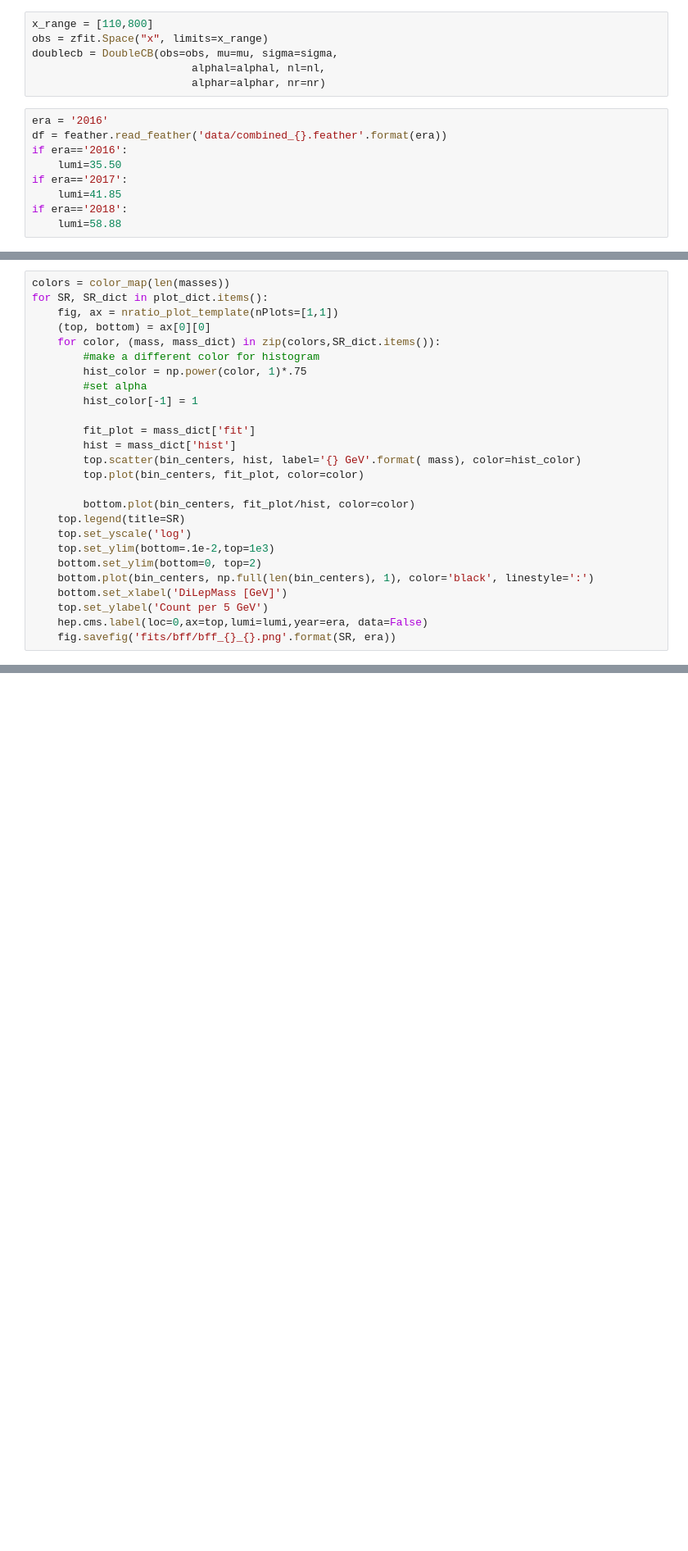
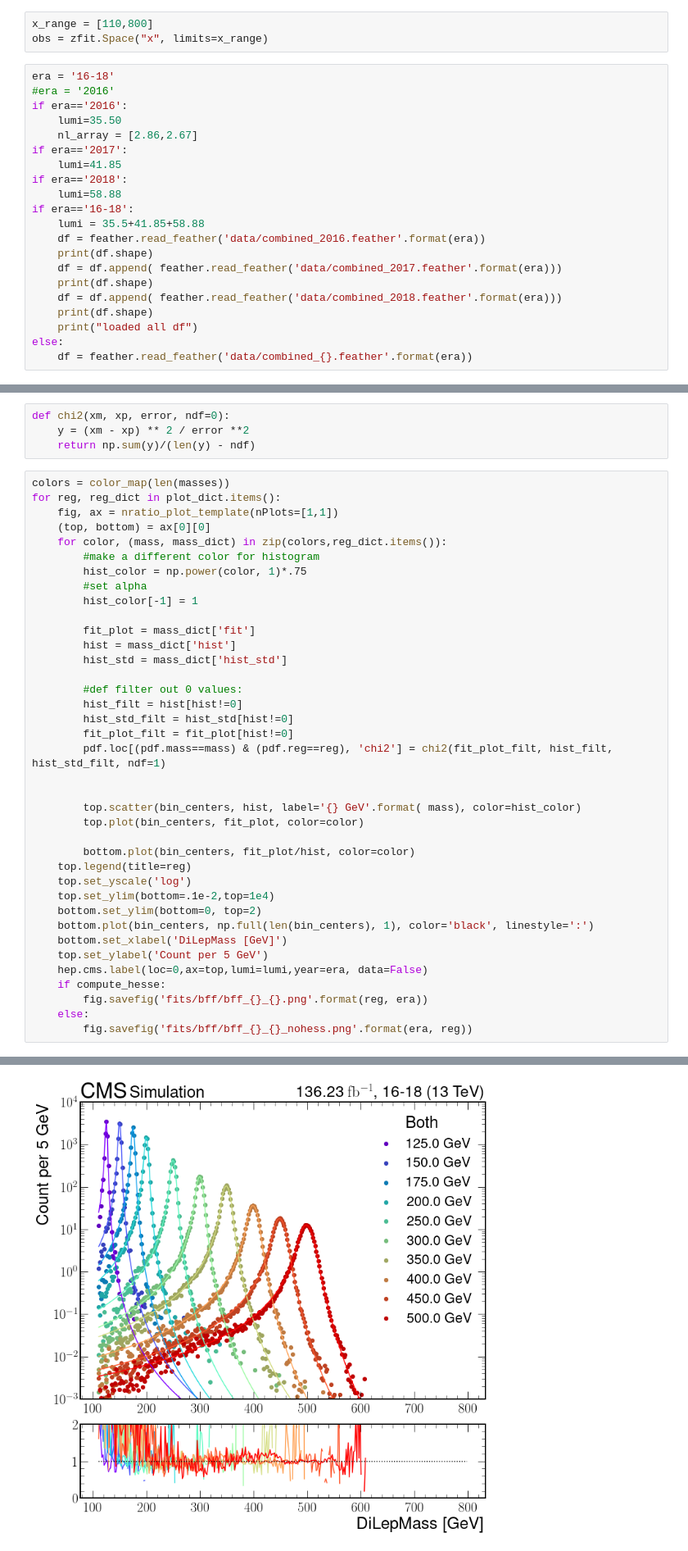
Before and after one commit to rymuelle/bff_plotting_code_v3, a Jupyter notebook: fitting-signal.ipynb, the cells around one changed output, grey strips where cells are left out. Shown at 82% size. Drawn from its saved outputs; the diff is of its cells as text; blank space fills up the shorter version.

```diff
--- a/fitting-signal.ipynb
+++ b/fitting-signal.ipynb
@@ -37,15 +37,24 @@ except:
 # %%
 x_range = [110,800]
 obs = zfit.Space("x", limits=x_range)
-doublecb = DoubleCB(obs=obs, mu=mu, sigma=sigma,
-                         alphal=alphal, nl=nl,
-                         alphar=alphar, nr=nr)
 # %%
-era = '2016'
-df = feather.read_feather('data/combined_{}.feather'.format(era))
+era = '16-18'
+#era = '2016'
 if era=='2016':
     lumi=35.50
+    nl_array = [2.86,2.67]
 if era=='2017':
     lumi=41.85
 if era=='2018':
     lumi=58.88
+if era=='16-18':
+    lumi = 35.5+41.85+58.88
+    df = feather.read_feather('data/combined_2016.feather'.format(era))
+    print(df.shape)
+    df = df.append( feather.read_feather('data/combined_2017.feather'.format(era)))
+    print(df.shape)
+    df = df.append( feather.read_feather('data/combined_2018.feather'.format(era)))
+    print(df.shape)
+    print("loaded all df")
+else:
+    df = feather.read_feather('data/combined_{}.feather'.format(era))
@@ -114,9 +160,13 @@ pdf.to_csv('fits/bff/bff_{}.csv'.format(era))
+# %%
+def chi2(xm, xp, error, ndf=0):
+    y = (xm - xp) ** 2 / error **2
+    return np.sum(y)/(len(y) - ndf)
 # %%
 colors = color_map(len(masses))
-for SR, SR_dict in plot_dict.items():
+for reg, reg_dict in plot_dict.items():
     fig, ax = nratio_plot_template(nPlots=[1,1])
     (top, bottom) = ax[0][0]
-    for color, (mass, mass_dict) in zip(colors,SR_dict.items()):
+    for color, (mass, mass_dict) in zip(colors,reg_dict.items()):
         #make a different color for histogram
         hist_color = np.power(color, 1)*.75
         #set alpha
@@ -124,16 +174,29 @@ for SR, SR_dict in plot_dict.items():
 
         fit_plot = mass_dict['fit']
         hist = mass_dict['hist']
+        hist_std = mass_dict['hist_std']
+
+        #def filter out 0 values:
+        hist_filt = hist[hist!=0]
+        hist_std_filt = hist_std[hist!=0]
+        fit_plot_filt = fit_plot[hist!=0]
+        pdf.loc[(pdf.mass==mass) & (pdf.reg==reg), 'chi2'] = chi2(fit_plot_filt, hist_filt, hist_std_filt, ndf=1)
+
+
         top.scatter(bin_centers, hist, label='{} GeV'.format( mass), color=hist_color)
         top.plot(bin_centers, fit_plot, color=color)
 
         bottom.plot(bin_centers, fit_plot/hist, color=color)
-    top.legend(title=SR)
+    top.legend(title=reg)
     top.set_yscale('log')
-    top.set_ylim(bottom=.1e-2,top=1e3)
+    top.set_ylim(bottom=.1e-2,top=1e4)
     bottom.set_ylim(bottom=0, top=2)
     bottom.plot(bin_centers, np.full(len(bin_centers), 1), color='black', linestyle=':')
     bottom.set_xlabel('DiLepMass [GeV]')
     top.set_ylabel('Count per 5 GeV')
     hep.cms.label(loc=0,ax=top,lumi=lumi,year=era, data=False)
-    fig.savefig('fits/bff/bff_{}_{}.png'.format(SR, era))
+    if compute_hesse:
+        fig.savefig('fits/bff/bff_{}_{}.png'.format(reg, era))
+    else:
+        fig.savefig('fits/bff/bff_{}_{}_nohess.png'.format(era, reg))
+# %% [output]
@@ -139,0 +204 @@ for SR, SR_dict in plot_dict.items():
+[figure, added]
```
Also changed, not shown: parts of 12 cells of this notebook, 5 other files.
